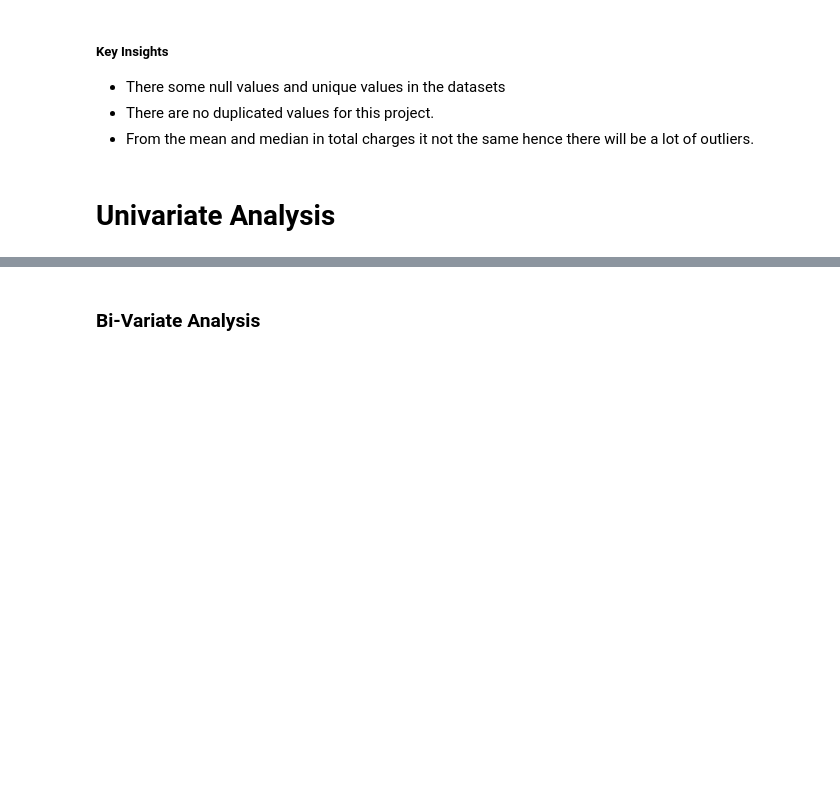
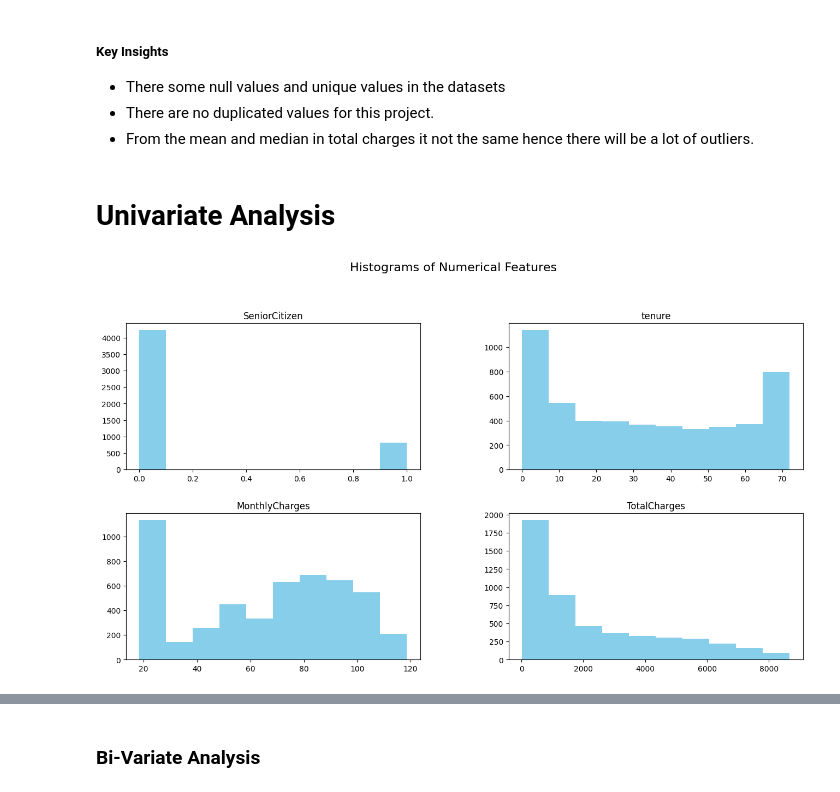
Before and after one commit to MayayaPatrick/Churn-rate-Prediction-Model, a Jupyter notebook: notebooks/main.ipynb, the cells around one changed output, grey strips where cells are left out. Cells and saved outputs as stored; diff of their text form; code cells hidden in the pictures; blank space fills up the shorter version.

```diff
--- a/notebooks/main.ipynb
+++ b/notebooks/main.ipynb
@@ -428,9 +428,11 @@ These are ['No' 'Yes' None]
 # %% [markdown]
 # Univariate Analysis
 # %%
-# train.hist(figsize=(16,8), grid =False, color='skyblue')
+train.hist(figsize=(16,8), grid =False, color='skyblue')
 
-# plt.suptitle('Histograms of Numerical Features', x=0.5, y=1.02, fontsize=16)
+plt.suptitle('Histograms of Numerical Features', x=0.5, y=1.02, fontsize=16)
 
-# plt.show()
+plt.show()
+# %% [output]
+[figure, added]
 # %%
```
Also changed, not shown: parts of 8 cells of this notebook.
